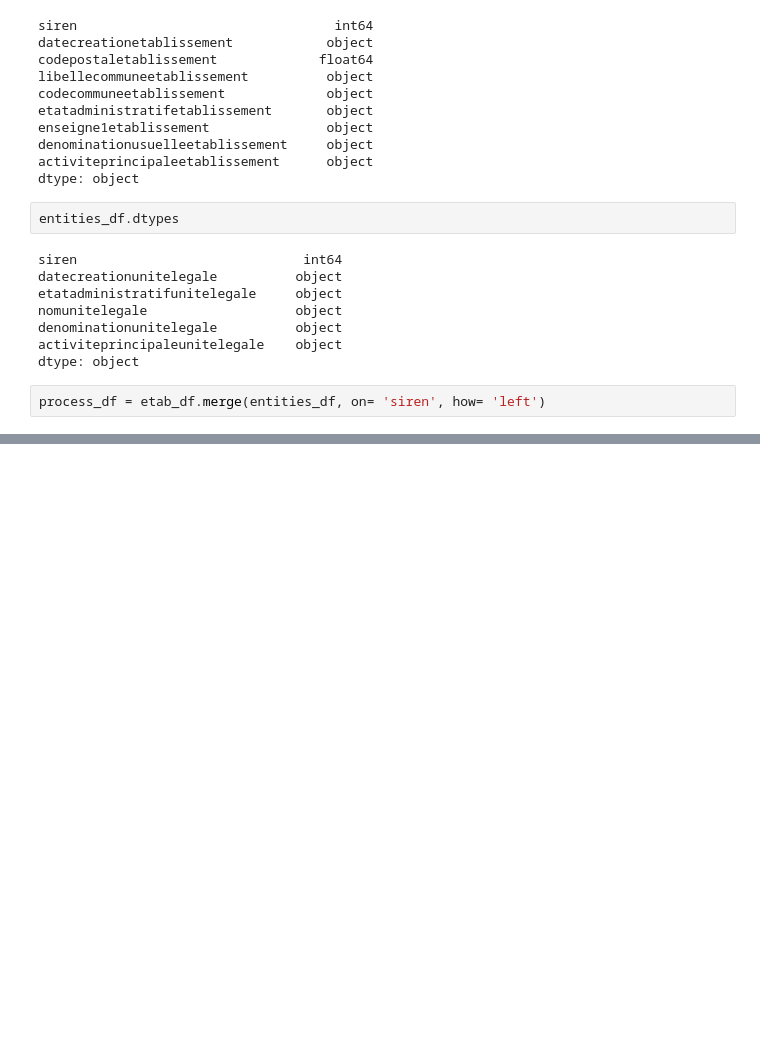
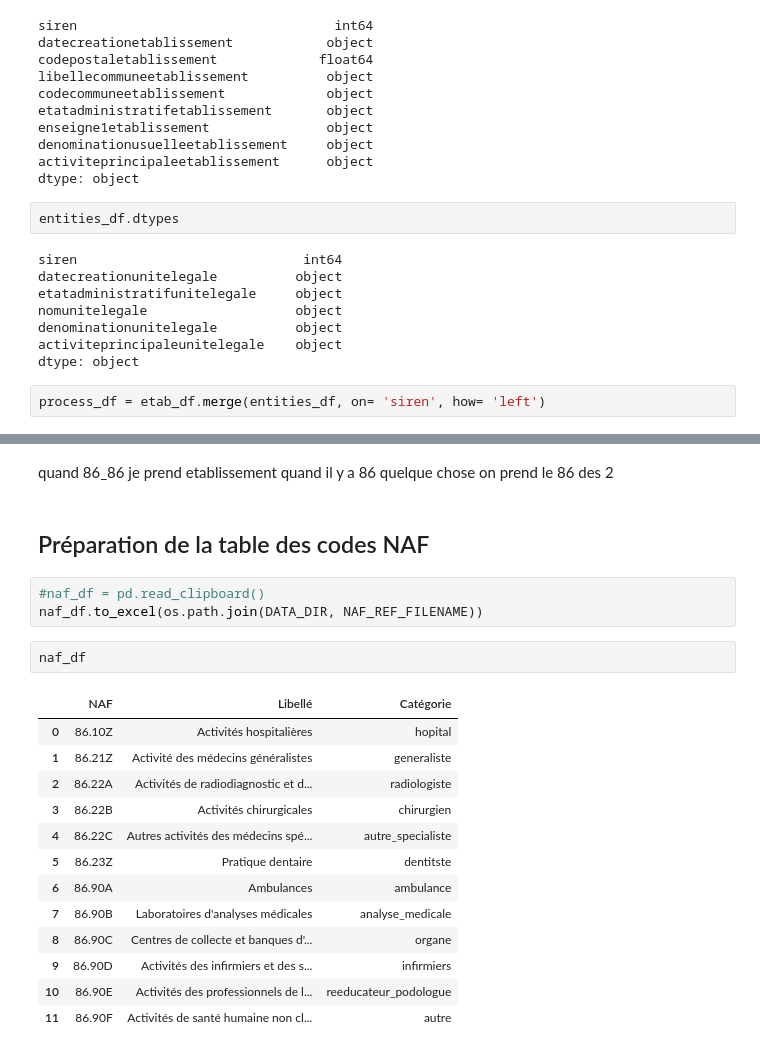
Before and after one commit to MarieMartin723/dm2, a Jupyter notebook: notebooks/prep_sirene.ipynb, the cells around one changed output, grey strips where cells are left out. Drawn from its saved outputs; the diff is of its cells as text; blank space fills up the shorter version.

```diff
--- a/notebooks/prep_sirene.ipynb
+++ b/notebooks/prep_sirene.ipynb
@@ -197,0 +346,24 @@ Name: _merge, dtype: int64
+# %% [markdown]
+quand 86_86 je prend etablissement
+quand il y a 86 quelque chose on prend le 86 des 2
+# %% [markdown]
+## Préparation de la table des codes NAF
+# %%
+#naf_df = pd.read_clipboard()
+naf_df.to_excel(os.path.join(DATA_DIR, NAF_REF_FILENAME))
+# %%
+naf_df
+# %% [output]
+|  | NAF | Libellé | Catégorie |
+| 0 | 86.10Z | Activités hospitalières | hopital |
+| 1 | 86.21Z | Activité des médecins généralistes | generaliste |
+| 2 | 86.22A | Activités de radiodiagnostic et d... | radiologiste |
+| 3 | 86.22B | Activités chirurgicales | chirurgien |
+| 4 | 86.22C | Autres activités des médecins spé... | autre_specialiste |
+| 5 | 86.23Z | Pratique dentaire | dentitste |
+| 6 | 86.90A | Ambulances | ambulance |
+| 7 | 86.90B | Laboratoires d'analyses médicales | analyse_medicale |
+| 8 | 86.90C | Centres de collecte et banques d'... | organe |
+| 9 | 86.90D | Activités des infirmiers et des s... | infirmiers |
+| 10 | 86.90E | Activités des professionnels de l... | reeducateur_podologue |
+| 11 | 86.90F | Activités de santé humaine non cl... | autre |
```
Also changed, not shown: parts of 40 cells of this notebook.
